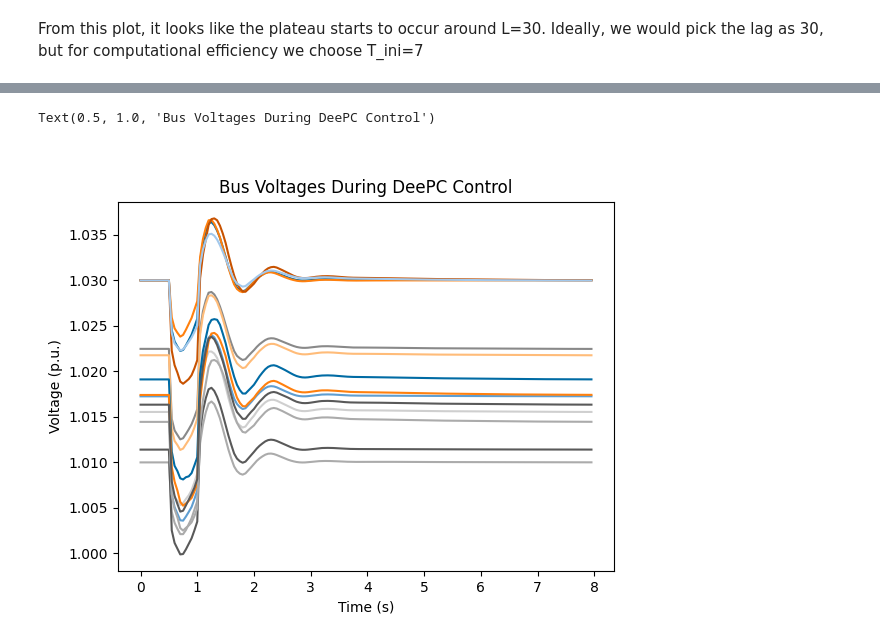
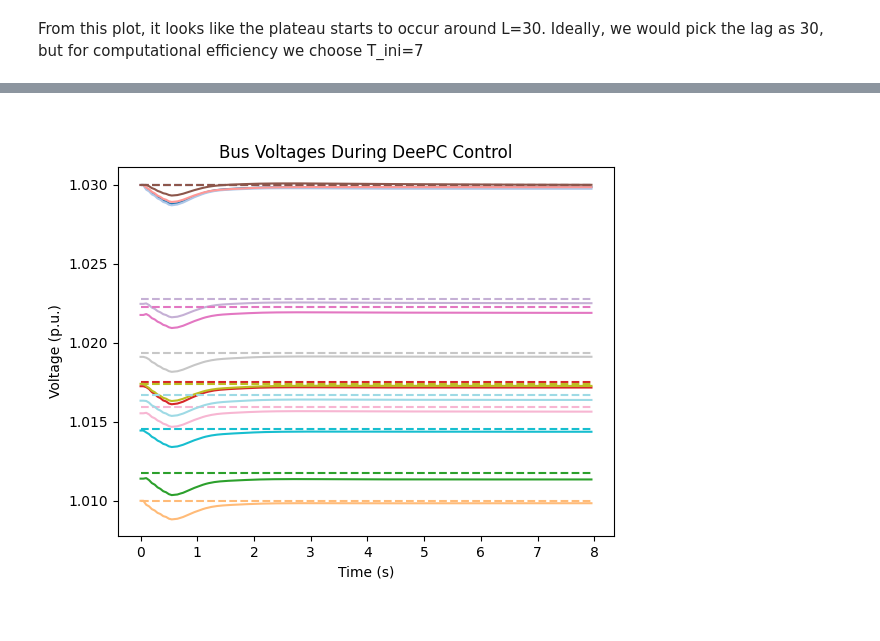
Before and after one commit to ryancalizadeh/EECE571, a Jupyter notebook: TermProject_v1.ipynb, the cells around one changed output, grey strips where cells are left out. Drawn from its saved outputs; the diff is of its cells as text; code cells hidden in the pictures.

```diff
--- a/TermProject_v1.ipynb
+++ b/TermProject_v1.ipynb
@@ -259,10 +310,16 @@ def deepc_control(y_ini, u_ini):
 	constraints += [G_bar @ U_f @ g_var <= g_bar]
 
 	# Define the cost function
+	y_ref_tiled = np.tile(y_ref.reshape(-1, 1), (N, 1))
+	u_ref_tiled = np.tile(u_ref.reshape(-1, 1), (N, 1))
+
 	cost = 0
-	cost += cp.quad_form(g_var, cp.psd_wrap(cost_matrix))
+	# cost += cp.quad_form(g_var, cp.psd_wrap(cost_matrix))
+	cost += cp.quad_form(Y_f @ g_var - y_ref_tiled, Q_bar)
+	cost += cp.quad_form(U_f @ g_var - u_ref_tiled, R_bar)
 	cost += lambda_s * cp.sum_squares(sigma)
 	cost += lambda_g * cp.sum_squares(g_var)
+
 
 	# Define and solve the optimization problem
 	prob = cp.Problem(cp.Minimize(cost), constraints)
@@ -319,7 +376,7 @@ for i, t in enumerate(t_test[:-1]):
 	ys_test[i, :] = test_sys.Bus.v.v.copy()
 
 	# Update us, u_ini
-	us_test[i, :] = PQ_base
+	us_test[i, :] = PQ_base + u_ref
 
 	# Apply inputs
 	for j, load_idx in enumerate(controllable_loads):
@@ -341,10 +404,22 @@ clear_output()
 # %%
 # Visualize voltage at each bus over the simulation
+# Get a list of p distinct colours
+cmap = plt.get_cmap('tab20')
+colours = cmap(np.linspace(0, 1, p))
+
 fig6, ax6 = plt.subplots()
-for bus_idx in range(data_sys.Bus.n):
-	ax6.plot(t_test, ys_test[:, bus_idx], label=f'Bus {bus_idx+1} Voltage')
+for bus_idx in range(0, data_sys.Bus.n):
+
+	ax6.plot(t_test, ys_test[:, bus_idx], label=f'Bus {bus_idx+1} Voltage', color=colours[bus_idx])
+
+	# Plot reference voltage
+	ax6.hlines(y_ref[bus_idx] + y_base[bus_idx], xmin=t_test[0], xmax=t_test[-1], color=colours[bus_idx], linestyles='dashed')
 
 ax6.set_xlabel('Time (s)')
 ax6.set_ylabel('Voltage (p.u.)')
-ax6.set_title('Bus Voltages During No Control')
+ax6.set_title('Bus Voltages Without Control')
+# ax6.legend()
+
+# Save figure
+fig6.savefig('bus_voltages_no_control.png', dpi=300)
 # %% [output]
@@ -416,12 +489,23 @@ clear_output()
 # %%
 # Visualize voltage at each bus over the simulation
 fig5, ax5 = plt.subplots()
-for bus_idx in range(data_sys.Bus.n):
-	ax5.plot(t_deepc, ys_dpc[:, bus_idx], label=f'Bus {bus_idx+1} Voltage')
+
+# Get a list of p distinct colours
+cmap = plt.get_cmap('tab20')
+colours = cmap(np.linspace(0, 1, p))
+
+for bus_idx in range(0, data_sys.Bus.n):
+	ax5.plot(t_deepc, ys_dpc[:, bus_idx], label=f'Bus {bus_idx+1} Voltage', color=colours[bus_idx])
+
+	# Plot reference voltage
+	ax5.hlines(y_ref[bus_idx] + y_base[bus_idx], xmin=t_deepc[0], xmax=t_deepc[-1], color=colours[bus_idx], linestyles='dashed')
 
 ax5.set_xlabel('Time (s)')
 ax5.set_ylabel('Voltage (p.u.)')
 ax5.set_title('Bus Voltages During DeePC Control')
+# ax5.legend()
+
+# Save plot
+fig5.savefig('bus_voltages_deepc.png', dpi=300)
 # %% [output]
-Text(0.5, 1.0, 'Bus Voltages During DeePC Control')
-[figure, old version]
+[figure, new version]
```
Also changed, not shown: parts of 16 cells of this notebook, 5 other files.
